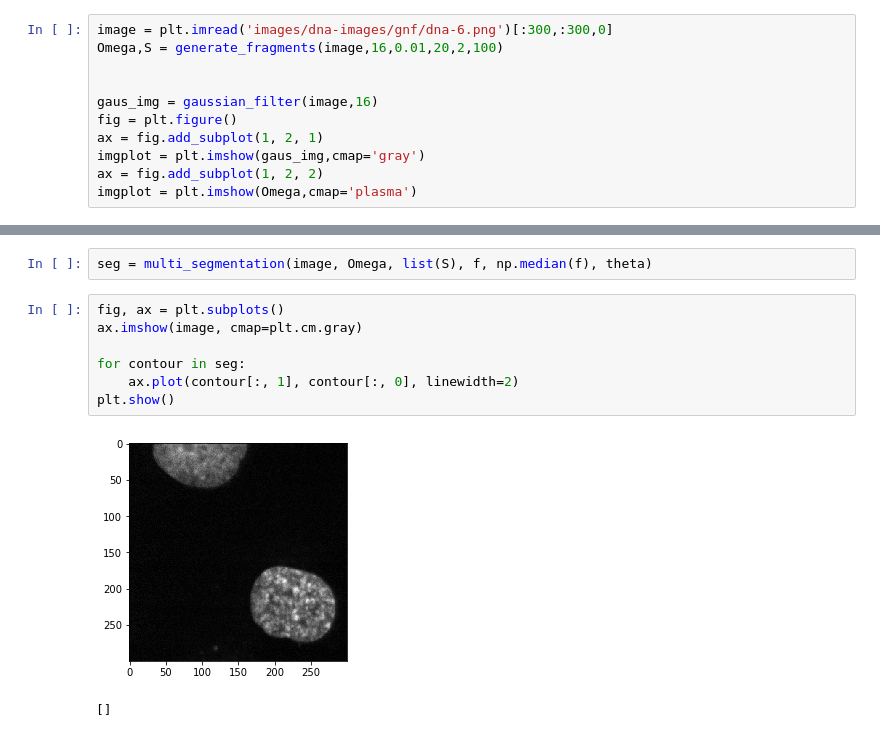
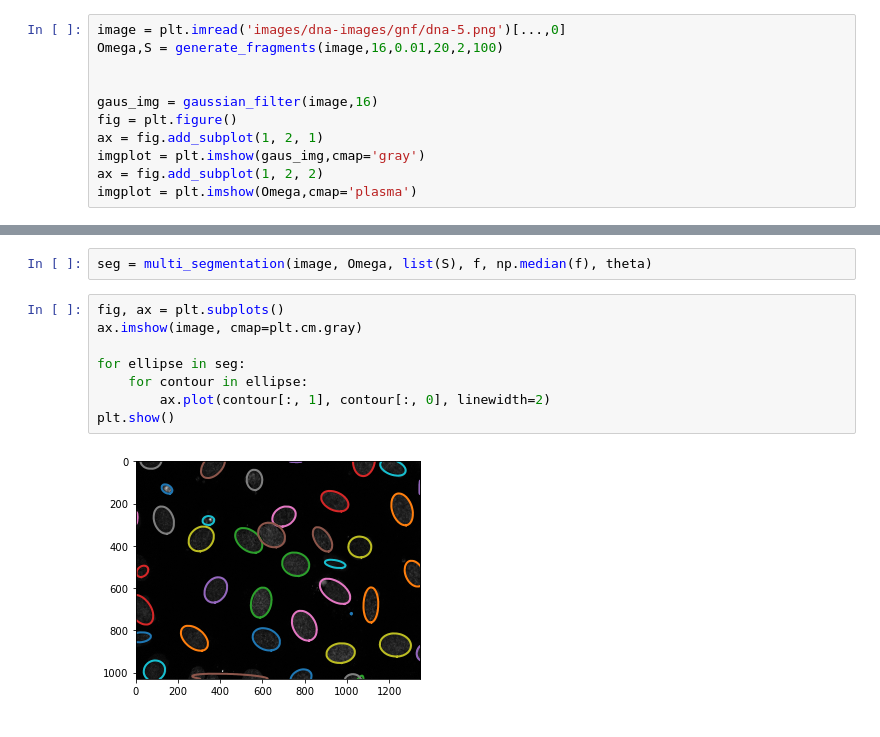
Before and after one commit to Jacob-Relle/MIP-Projekt, a Jupyter notebook: MultiNucleiTest.ipynb, the cells around one changed output, grey strips where cells are left out. Saved outputs shown, nothing was run; the diff lists cells and outputs as text.

Commit message:
Fixed Singlecell contour

```diff
--- a/MultiNucleiTest.ipynb
+++ b/MultiNucleiTest.ipynb
@@ -5,7 +5,7 @@ import matplotlib.pyplot as plt
 import numpy as np
 from scipy.ndimage.filters import gaussian_filter
 # %%
-image = plt.imread('images/dna-images/gnf/dna-6.png')[:300,:300,0]
+image = plt.imread('images/dna-images/gnf/dna-5.png')[...,0]
 Omega,S = generate_fragments(image,16,0.01,20,2,100)
 
 
@@ -39,10 +48,10 @@ seg = multi_segmentation(image, Omega, list(S), f, np.median(f), theta)
 # %%
 fig, ax = plt.subplots()
 ax.imshow(image, cmap=plt.cm.gray)
 
-for contour in seg:
-    ax.plot(contour[:, 1], contour[:, 0], linewidth=2)
+for ellipse in seg:
+    for contour in ellipse:
+        ax.plot(contour[:, 1], contour[:, 0], linewidth=2)
 plt.show()
 # %% [output]
-[figure, old version]
+[figure, new version]
-[]
```
Also changed, not shown: parts of 4 cells of this notebook.
